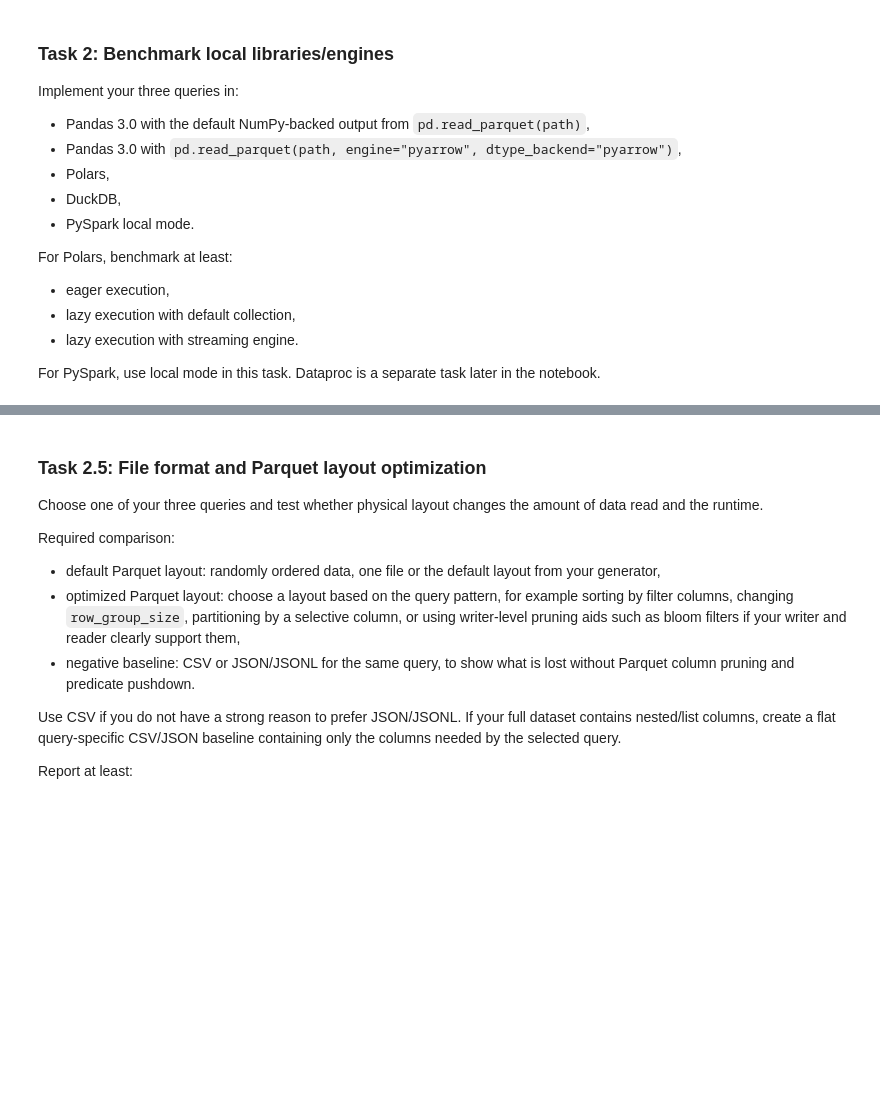
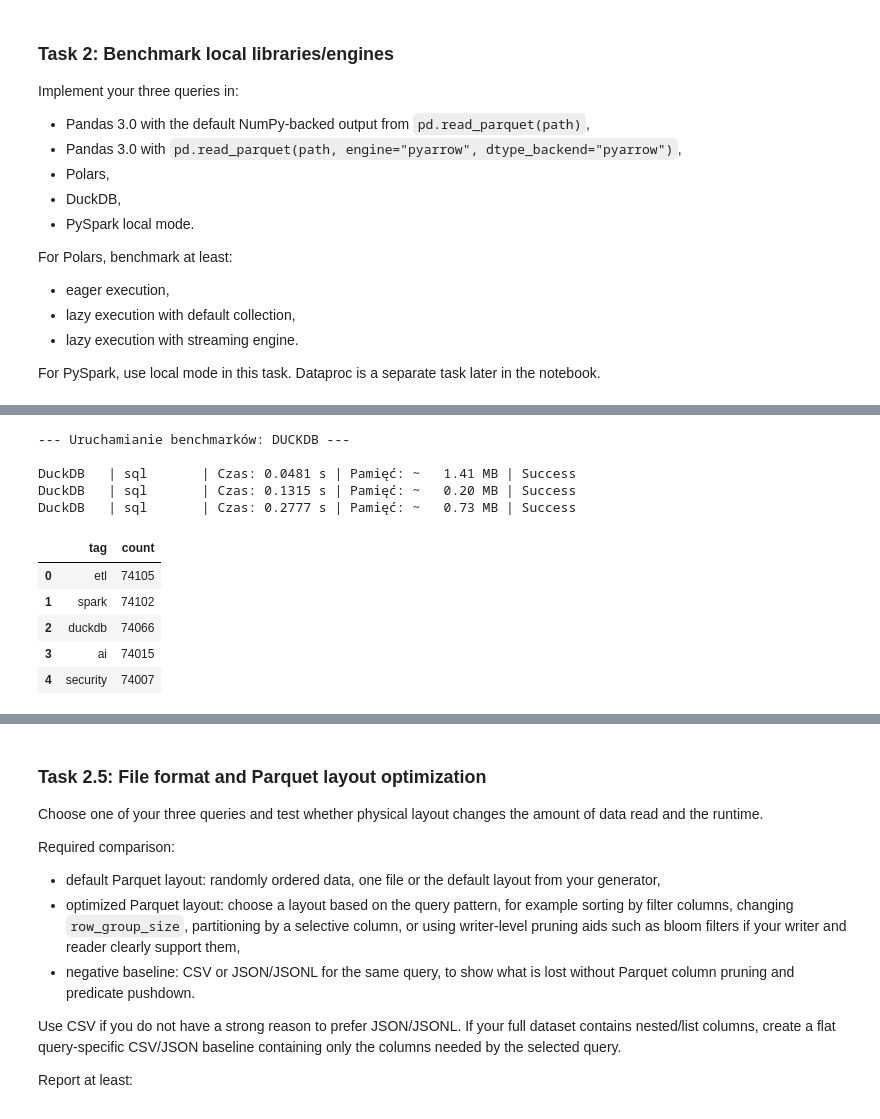
Before and after one commit to matiuszaa/tbd-workshop-1, a Jupyter notebook: notebooks/tbd_phase_2_26L.ipynb, the cells around one changed output, grey strips where cells are left out. Drawn from its saved outputs; the diff is of its cells as text; code cells hidden in the pictures; blank space fills up the shorter version.

```diff
--- a/notebooks/tbd_phase_2_26L.ipynb
+++ b/notebooks/tbd_phase_2_26L.ipynb
@@ -849,4 +989,50 @@ For PySpark, use local mode in this task. Dataproc is a separate task later in t
 # %%
-# TODO: DuckDB SQL implementations of your three queries.
-# Consider querying Parquet files directly instead of first loading all data into Pandas.
+print("\n--- Uruchamianie benchmarków: DUCKDB ---\n")
+
+def q1_duckdb():
+    query = f"""
+        SELECT endpoint, COUNT(*) as count
+        FROM read_parquet('{EVENTS_PATH}')
+        WHERE status_code IN (500, 502, 503)
+        GROUP BY endpoint
+    """
+    return duckdb.sql(query).df()
+run_benchmark("DuckDB", "sql", "Q1: Filter", q1_duckdb)
+
+def q2_duckdb():
+    query = f"""
+        SELECT d.team_owner, AVG(e.response_time_ms) as avg_response_time
+        FROM read_parquet('{EVENTS_PATH}') e
+        JOIN read_parquet('{DIMENSION_PATH}') d ON e.endpoint = d.endpoint
+        GROUP BY d.team_owner
+    """
+    return duckdb.sql(query).df()
+run_benchmark("DuckDB", "sql", "Q2: Join", q2_duckdb)
+
+def q3_duckdb():
+    query = f"""
+        SELECT tag, COUNT(*) as count
+        FROM (
+            SELECT UNNEST(tags) as tag
+            FROM read_parquet('{EVENTS_PATH}')
+            WHERE log_level = 'ERROR'
+        )
+        GROUP BY tag
+        ORDER BY count DESC
+        LIMIT 5
+    """
+    return duckdb.sql(query).df()
+run_benchmark("DuckDB", "sql", "Q3: Explode", q3_duckdb)
+# %% [output]
+--- Uruchamianie benchmarków: DUCKDB ---
+
+DuckDB   | sql       | Czas: 0.0481 s | Pamięć: ~   1.41 MB | Success
+DuckDB   | sql       | Czas: 0.1315 s | Pamięć: ~   0.20 MB | Success
+DuckDB   | sql       | Czas: 0.2777 s | Pamięć: ~   0.73 MB | Success
+|  | tag | count |
+| 0 | etl | 74105 |
+| 1 | spark | 74102 |
+| 2 | duckdb | 74066 |
+| 3 | ai | 74015 |
+| 4 | security | 74007 |
 # %%
```
Also changed, not shown: parts of 18 cells of this notebook.
